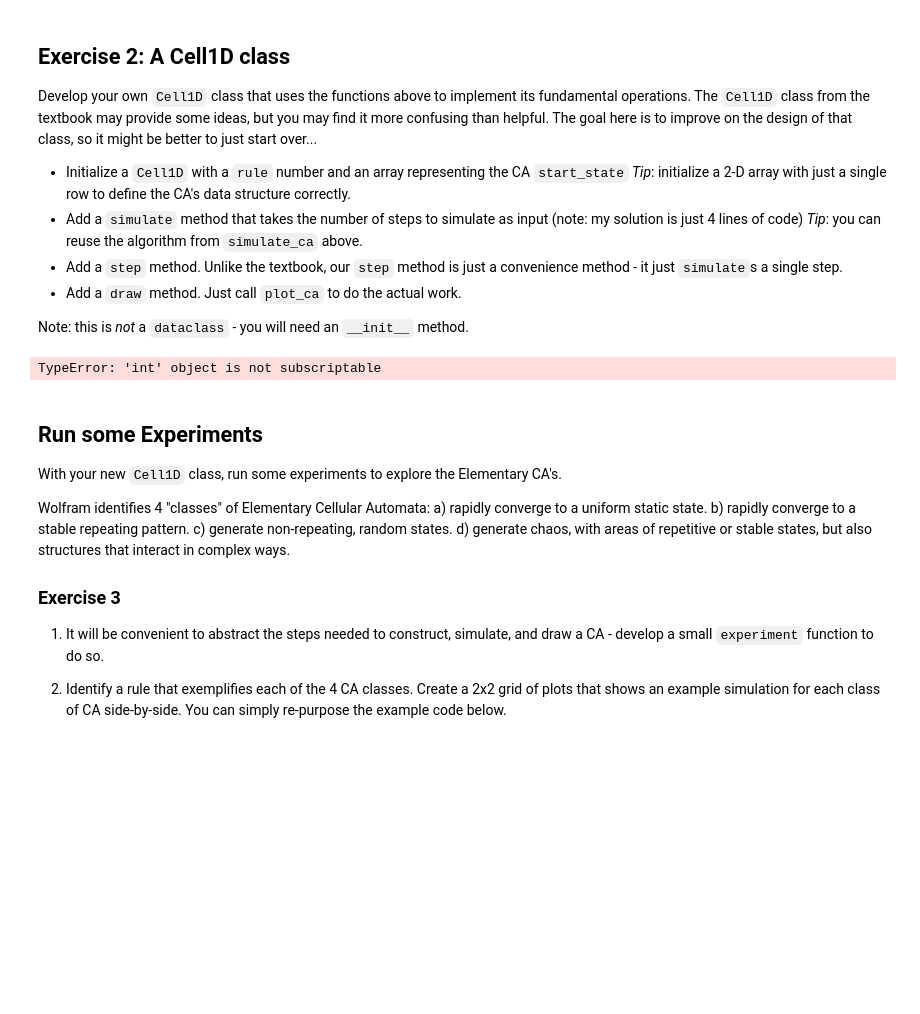
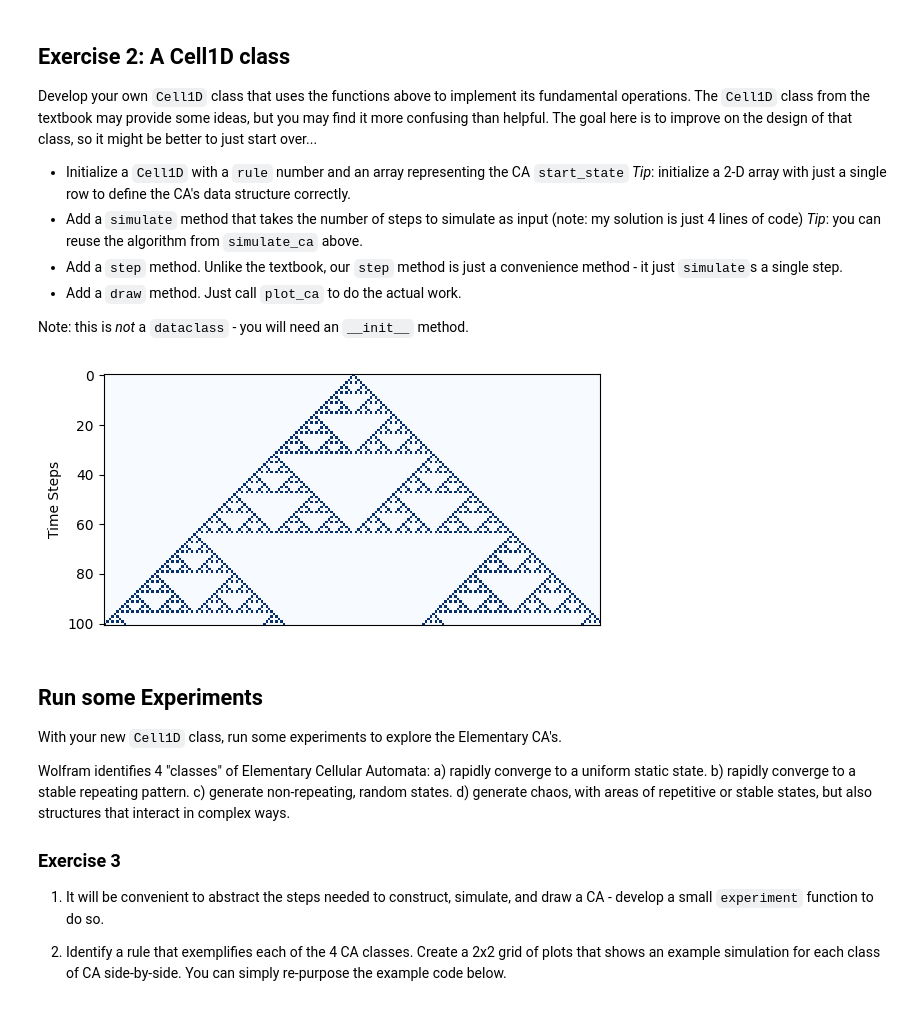
Before and after one commit to Charanjeet-x/comp215, a Jupyter notebook: labs/lab07_cellular_automata.ipynb, the cells around one changed output. Saved outputs shown, nothing was run; the diff lists cells and outputs as text; code cells hidden in the pictures; blank space fills up the shorter version.

```diff
--- a/labs/lab07_cellular_automata.ipynb
+++ b/labs/lab07_cellular_automata.ipynb
@@ -149,14 +149,37 @@ The goal here is to improve on the design of that class, so it might be better t
 * Add a `draw` method.  Just call `plot_ca` to do the actual work.
 
 Note: this is *not* a `dataclass` - you will need an `__init__` method.
-# %%
-# Solution for Ex. 2 here...
-
-class Cell1D:
-)
-ca.draw()
-# %% [output]
-TypeError: 'int' object is not subscriptable
+# %%
+import numpy as np
+import matplotlib.pyplot as plt
+
+class Cell1D:
+    def __init__(self, rule, start_state):
+        self.rule = self.get_lookup_table(rule)
+        self.ca = np.array([start_state], dtype=np.uint8)
+
+    @staticmethod
+    def get_lookup_table(rule):
+        return np.unpackbits(np.array([rule], dtype=np.uint8))[::-1]
+
+    def simulate(self, n_steps):
+        for i in range(n_steps):
+            self.step()
+
+    def step(self):
+        new_state = transition(self.ca[-1], self.rule)
+        self.ca = np.vstack([self.ca, new_state])
+
+    def draw(self):
+        plot_ca(self.ca)
+
+n_cells = 200
+start_state = single_centre_array(n_cells)
+ca = Cell1D(rule=90, start_state=start_state)
+ca.simulate(100)
+ca.draw()
+# %% [output]
+[figure, added]
 # %% [markdown]
 ## Run some Experiments
 With your new `Cell1D` class, run some experiments to explore the Elementary CA's.
```
Also changed, not shown: parts of 2 cells of this notebook.
